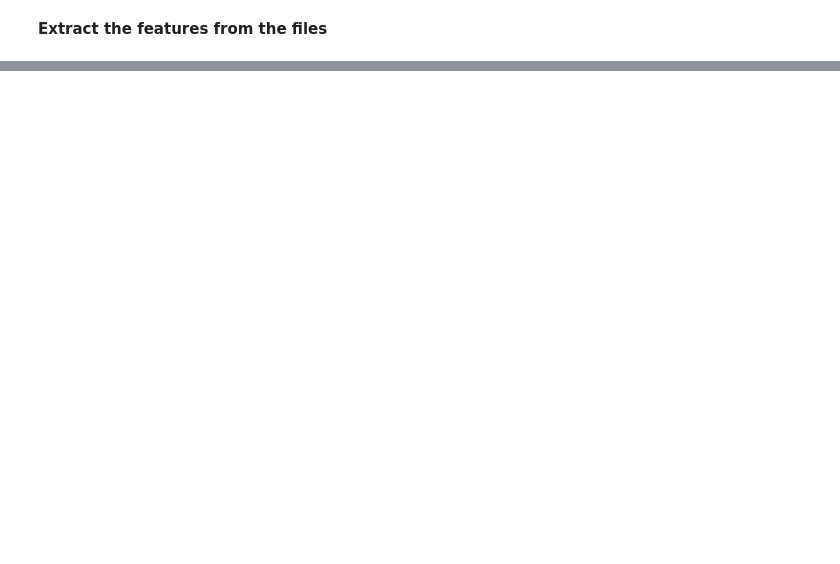
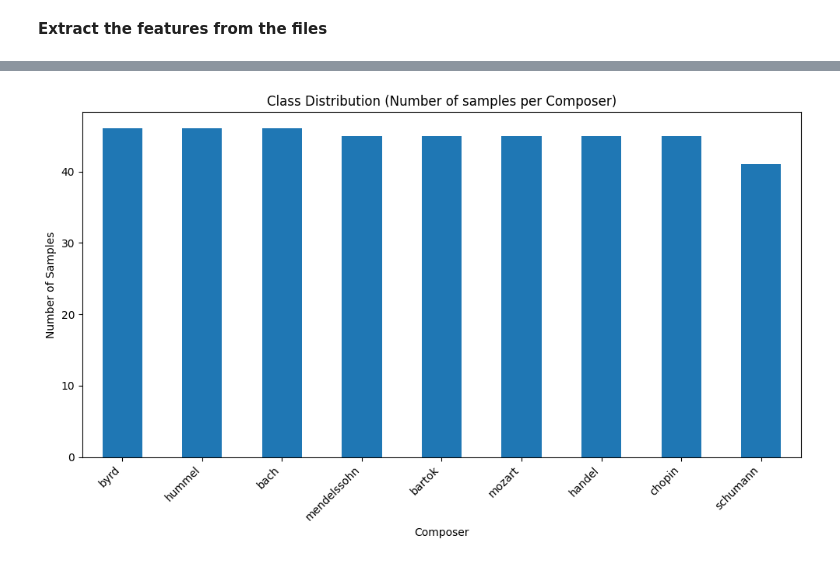
Before and after one commit to birendrakhimding/Music-Composer-Classification, a Jupyter notebook: final_project.ipynb, the cells around one changed output, grey strips where cells are left out. Drawn from its saved outputs; the diff is of its cells as text; code cells hidden in the pictures; blank space fills up the shorter version.

```diff
--- a/final_project.ipynb
+++ b/final_project.ipynb
@@ -406,0 +150,15 @@ Test accuracy: 0.1428571492433548
+# %%
+# Count samples per composer
+class_counts = df['composer'].value_counts()
+
+# Plot bar chart
+plt.figure(figsize=(10,6))
+class_counts.plot(kind='bar')
+plt.title('Class Distribution (Number of samples per Composer)')
+plt.xlabel('Composer')
+plt.ylabel('Number of Samples')
+plt.xticks(rotation=45, ha='right')
+plt.tight_layout()
+plt.show()
+# %% [output]
+[figure, added]
```
Also changed, not shown: parts of 35 cells of this notebook.
